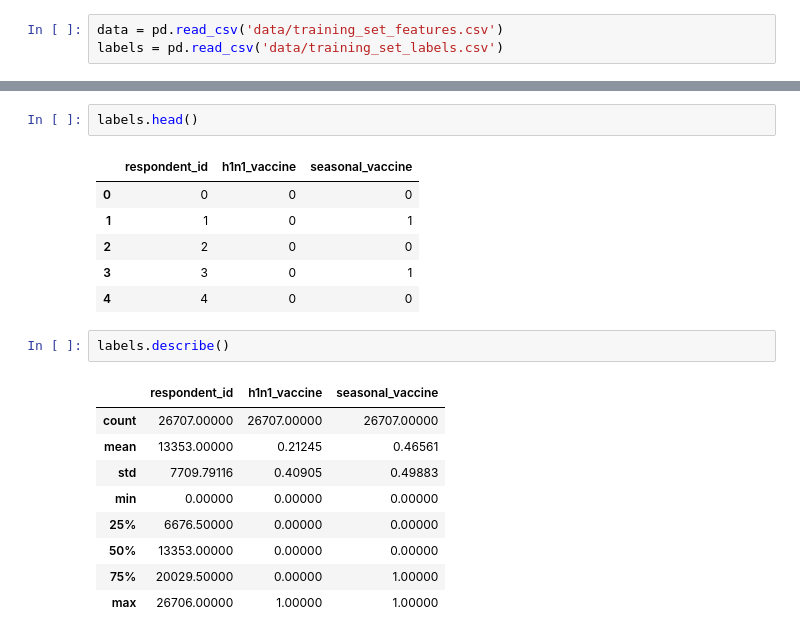
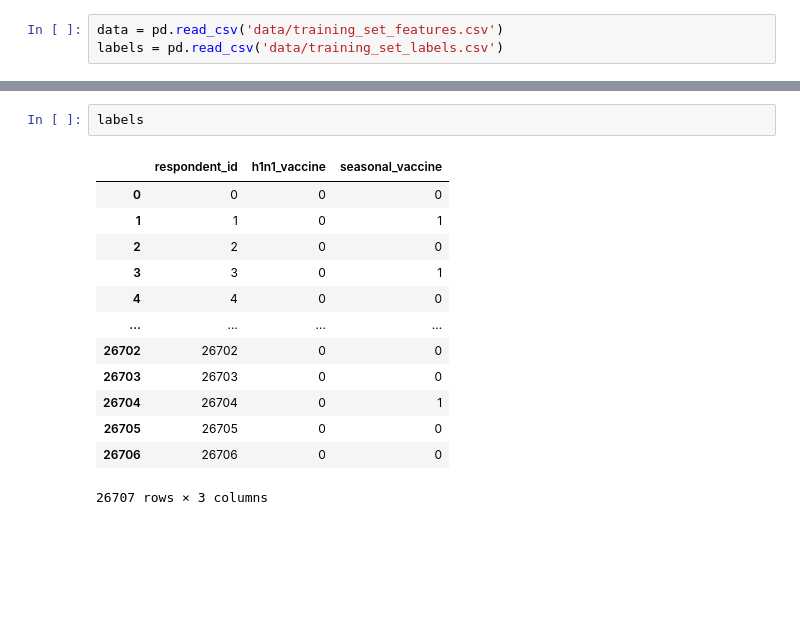
Before and after one commit to lilisbeit/Targeted-Flu-Vaccination-Outreach, a Jupyter notebook: Untitled.ipynb, the cells around one changed output, grey strips where cells are left out. Cells and saved outputs as stored; diff of their text form; blank space fills up the shorter version.

```diff
--- a/Untitled.ipynb
+++ b/Untitled.ipynb
@@ -36,21 +85,16 @@ data.head()
 # %%
-labels.head()
+labels
 # %% [output]
 |  | respondent_id | h1n1_vaccine | seasonal_vaccine |
 | 0 | 0 | 0 | 0 |
 | 1 | 1 | 0 | 1 |
 | 2 | 2 | 0 | 0 |
 | 3 | 3 | 0 | 1 |
 | 4 | 4 | 0 | 0 |
+| ... | ... | ... | ... |
+| 26702 | 26702 | 0 | 0 |
+| 26703 | 26703 | 0 | 0 |
+| 26704 | 26704 | 0 | 1 |
+| 26705 | 26705 | 0 | 0 |
+| 26706 | 26706 | 0 | 0 |
+26707 rows × 3 columns
-# %%
-labels.describe()
-# %% [output]
-|  | respondent_id | h1n1_vaccine | seasonal_vaccine |
-| count | 26707.00000 | 26707.00000 | 26707.00000 |
-| mean | 13353.00000 | 0.21245 | 0.46561 |
-| std | 7709.79116 | 0.40905 | 0.49883 |
-| min | 0.00000 | 0.00000 | 0.00000 |
-| 25% | 6676.50000 | 0.00000 | 0.00000 |
-| 50% | 13353.00000 | 0.00000 | 0.00000 |
-| 75% | 20029.50000 | 0.00000 | 1.00000 |
-| max | 26706.00000 | 1.00000 | 1.00000 |
```
Also changed, not shown: parts of 18 cells of this notebook.
